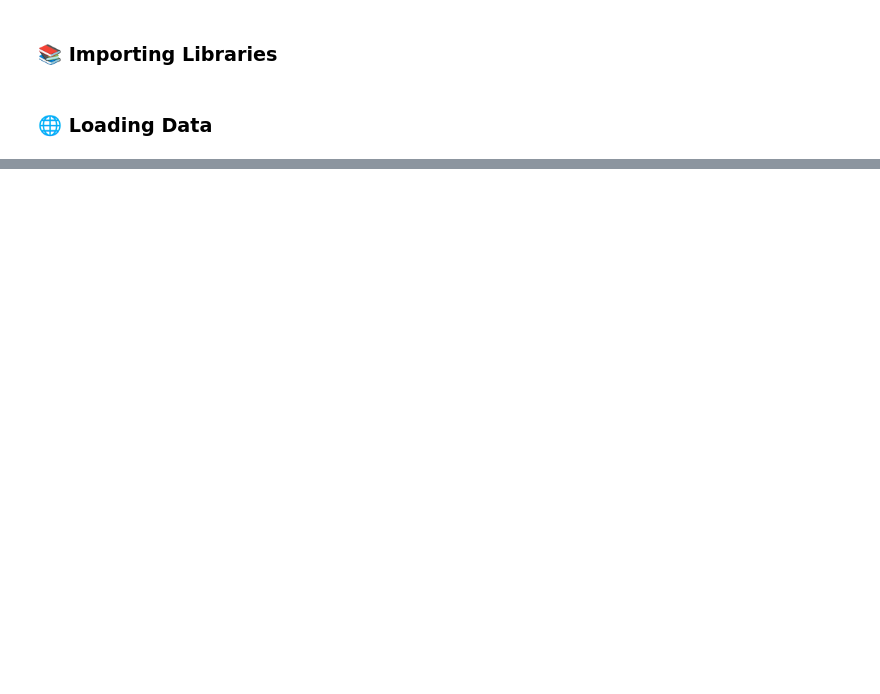
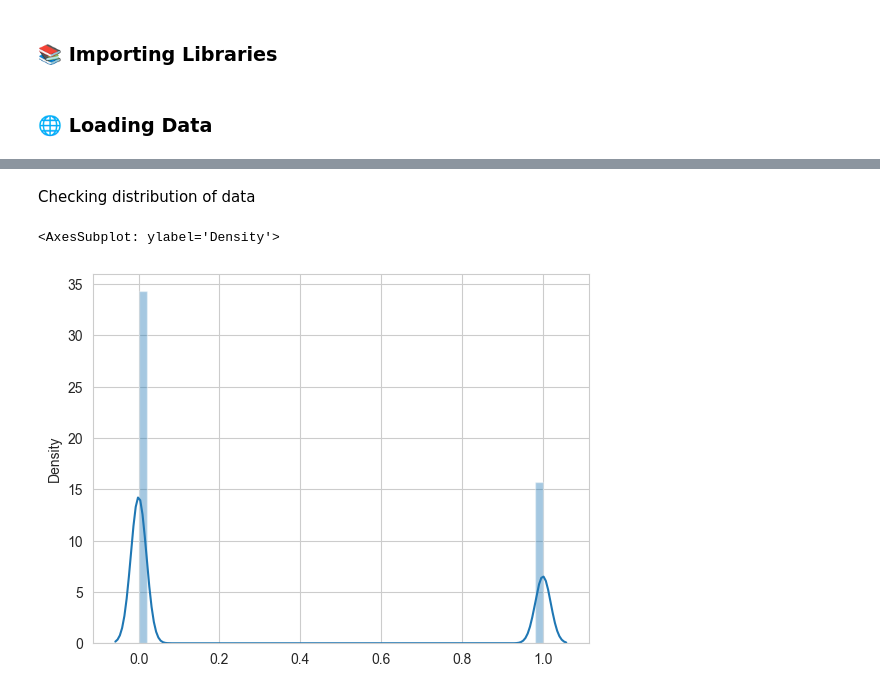
Before and after one commit to RSMMIX/LinearProject, a Jupyter notebook: ProjectCovid_19.ipynb, the cells around one changed output, grey strips where cells are left out. Cells and saved outputs as stored; diff of their text form; code cells hidden in the pictures; blank space fills up the shorter version.

Commit message:
updata data

```diff
--- a/ProjectCovid_19.ipynb
+++ b/ProjectCovid_19.ipynb
@@ -32,0 +120,7 @@ display("Peeking into Data", df)
+# %% [markdown]
+Checking distribution of data
+# %%
+sns.distplot(df.drop('Country',axis=1))
+# %% [output]
+<AxesSubplot: ylabel='Density'>
+[figure, added]
```
Also changed, not shown: parts of 11 cells of this notebook, 1 other file.
